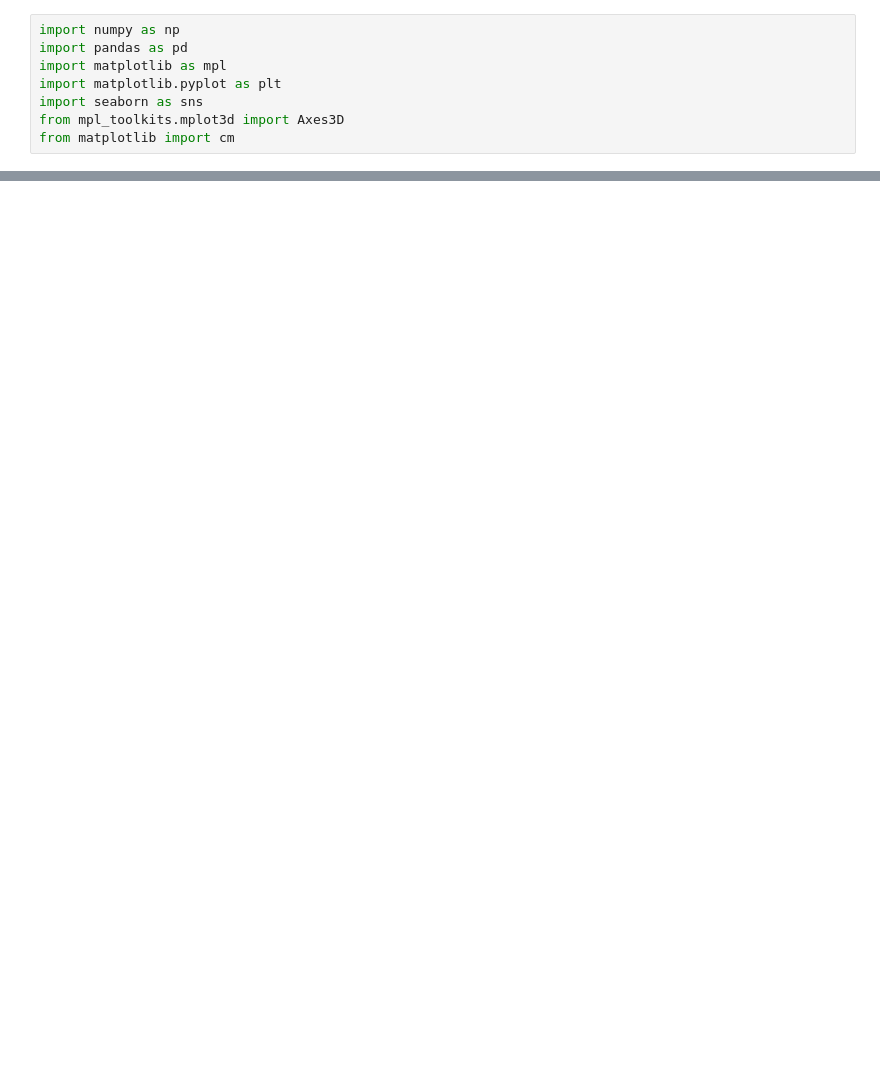
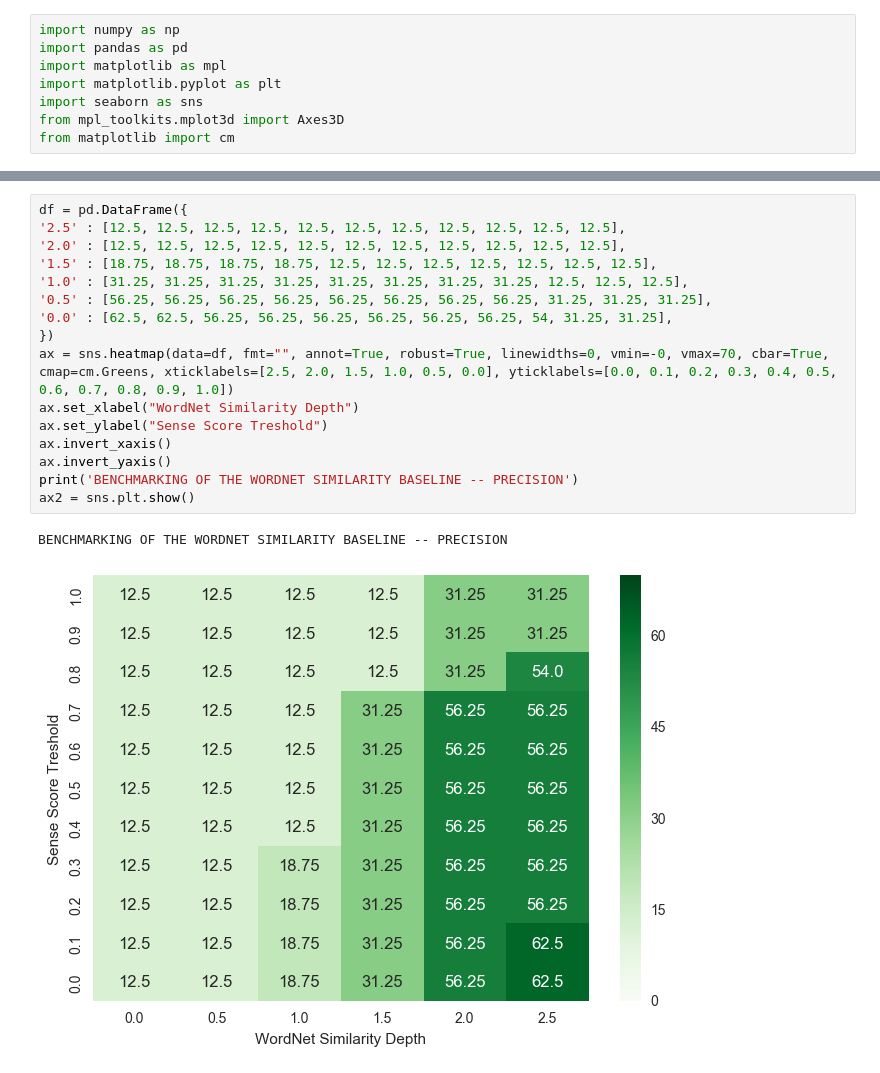
Before and after one commit to mykarimi/patafu_analysis, a Jupyter notebook: benchmarking.ipynb, the cells around one changed output, grey strips where cells are left out. Drawn from its saved outputs; the diff is of its cells as text; blank space fills up the shorter version.

```diff
--- a/benchmarking.ipynb
+++ b/benchmarking.ipynb
@@ -30 +49,20 @@ plt.show()
+# %%
+df = pd.DataFrame({
+'2.5' : [12.5, 12.5, 12.5, 12.5, 12.5, 12.5, 12.5, 12.5, 12.5, 12.5, 12.5],
+'2.0' : [12.5, 12.5, 12.5, 12.5, 12.5, 12.5, 12.5, 12.5, 12.5, 12.5, 12.5],
+'1.5' : [18.75, 18.75, 18.75, 18.75, 12.5, 12.5, 12.5, 12.5, 12.5, 12.5, 12.5],
+'1.0' : [31.25, 31.25, 31.25, 31.25, 31.25, 31.25, 31.25, 31.25, 12.5, 12.5, 12.5],
+'0.5' : [56.25, 56.25, 56.25, 56.25, 56.25, 56.25, 56.25, 56.25, 31.25, 31.25, 31.25],
+'0.0' : [62.5, 62.5, 56.25, 56.25, 56.25, 56.25, 56.25, 56.25, 54, 31.25, 31.25],
+})
+ax = sns.heatmap(data=df, fmt="", annot=True, robust=True, linewidths=0, vmin=-0, vmax=70, cbar=True, cmap=cm.Greens, xticklabels=[2.5, 2.0, 1.5, 1.0, 0.5, 0.0], yticklabels=[0.0, 0.1, 0.2, 0.3, 0.4, 0.5, 0.6, 0.7, 0.8, 0.9, 1.0])
+ax.set_xlabel("WordNet Similarity Depth")
+ax.set_ylabel("Sense Score Treshold")
+ax.invert_xaxis()
+ax.invert_yaxis()
+print('BENCHMARKING OF THE WORDNET SIMILARITY BASELINE -- PRECISION')
+ax2 = sns.plt.show()
+# %% [output]
+BENCHMARKING OF THE WORDNET SIMILARITY BASELINE -- PRECISION
+[figure, added]
 # %%
```
Also changed, not shown: parts of 3 cells of this notebook.
